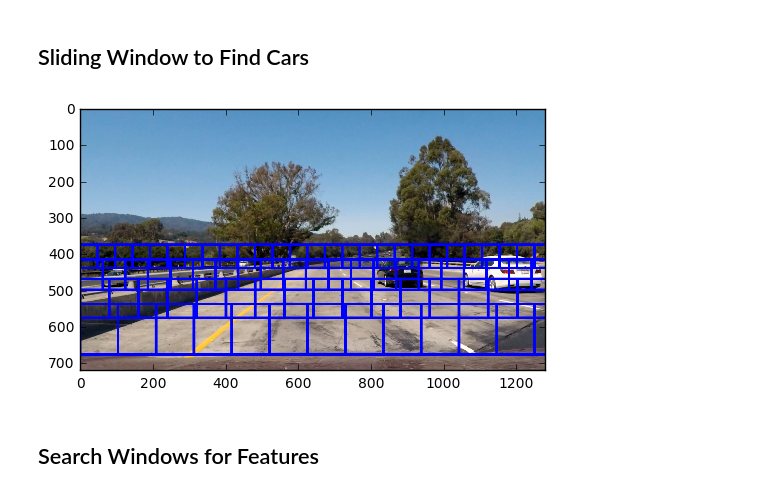
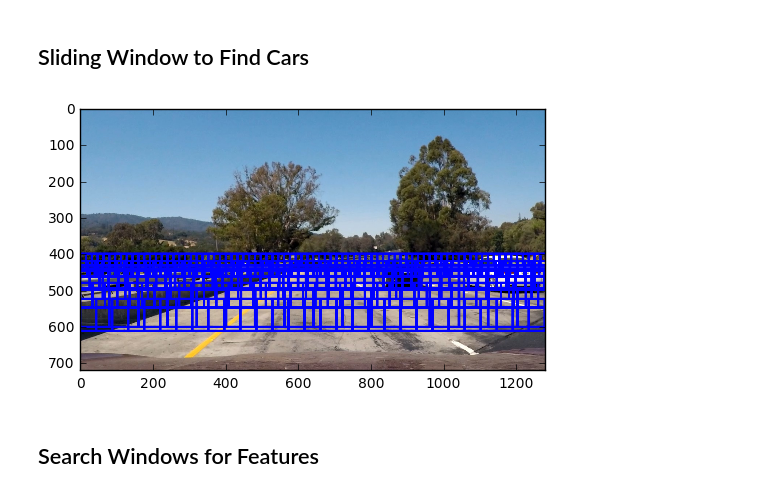
Before and after one commit to ckirksey3/vehicle-detection-with-svm, a Jupyter notebook: P1.ipynb, the cells around one changed output. Saved outputs shown, nothing was run; the diff lists cells and outputs as text; code cells hidden in the pictures.

```diff
--- a/P1.ipynb
+++ b/P1.ipynb
@@ -39,7 +39,7 @@ hist_bins = 16    # Number of histogram bins
 spatial_feat = True # Spatial features on or off
 hist_feat = True # Histogram features on or off
 hog_feat = True # HOG features on or off
-y_start_stop = [375, 700] # Min and max in y to search in slide_window()
+y_start_stop = [400, 650] # Min and max in y to search in slide_window()
 # %% [markdown]
 ## HOG, Spatial, and Color Features
 # %%
@@ -206,13 +206,18 @@ def test_image_function(processing_function):
 # %% [markdown]
 ## Sliding Window to Find Cars
 # %%
+def slide_window(img, x_start_stop=[None, None], y_start_stop=[None, None]):
+    windows_a = slide_window_helper(img, x_start_stop, y_start_stop, window_size=[96, 64])
+    windows_b = slide_window_helper(img, x_start_stop, y_start_stop, window_size=[32, 32])
+    return windows_a + windows_b
+
 # Define a function that takes an image,
 # start and stop positions in both x and y,
 # window size (x and y dimensions),
 # and overlap fraction (for both x and y)
-def slide_window(img, x_start_stop=[None, None], y_start_stop=[None, None]):
-    window_size_x = 96
-    window_size_y = 64
+def slide_window_helper(img, x_start_stop=[None, None], y_start_stop=[None, None], window_size=[96, 64]):
+    window_size_x = window_size[0]
+    window_size_y = window_size[1]
     xy_overlap=(0.5, 0.5)
     # If x and/or y start/stop positions not defined, set to image size
     if x_start_stop[0] == None:
@@ -247,34 +252,34 @@ def slide_window(img, x_start_stop=[None, None], y_start_stop=[None, None]):
             window_list.append(((xs, ys), (endx, endy)))
 
             xs += nx_pix_per_step
         window_size_x = int(window_size_x * 1.3)
         window_size_y = int(window_size_y * 1.3)
         nx_pix_per_step = np.int(window_size_x*(1 - xy_overlap[0]))
         ny_pix_per_step = np.int(window_size_y*(1 - xy_overlap[1]))
         ys += ny_pix_per_step
 
     # Return the list of windows
     return window_list
 
 # Define a function to draw bounding boxes
 def draw_boxes(img, bboxes, color=(0, 0, 255), thick=6):
     # Make a copy of the image
     imcopy = np.copy(img)
     # Iterate through the bounding boxes
     for bbox in bboxes:
         # Draw a rectangle given bbox coordinates
         cv2.rectangle(imcopy, bbox[0], bbox[1], color, thick)
     # Return the image copy with boxes drawn
     return imcopy
 
 feature_image = cv2.imread('test_images/test1.jpg')
 feature_image = cv2.cvtColor(feature_image, cv2.COLOR_BGR2RGB)
 windows = slide_window(feature_image, x_start_stop=[None, None], y_start_stop=y_start_stop)
 window_img = draw_boxes(feature_image, windows, color=(0, 0, 255), thick=6)
 plt.imshow(window_img)
 plt.show()
 # %% [output]
-[figure, old version]
+[figure, new version]
 # %% [markdown]
 ## Search Windows for Features
 # %%
```
Also changed, not shown: parts of 5 cells of this notebook.
